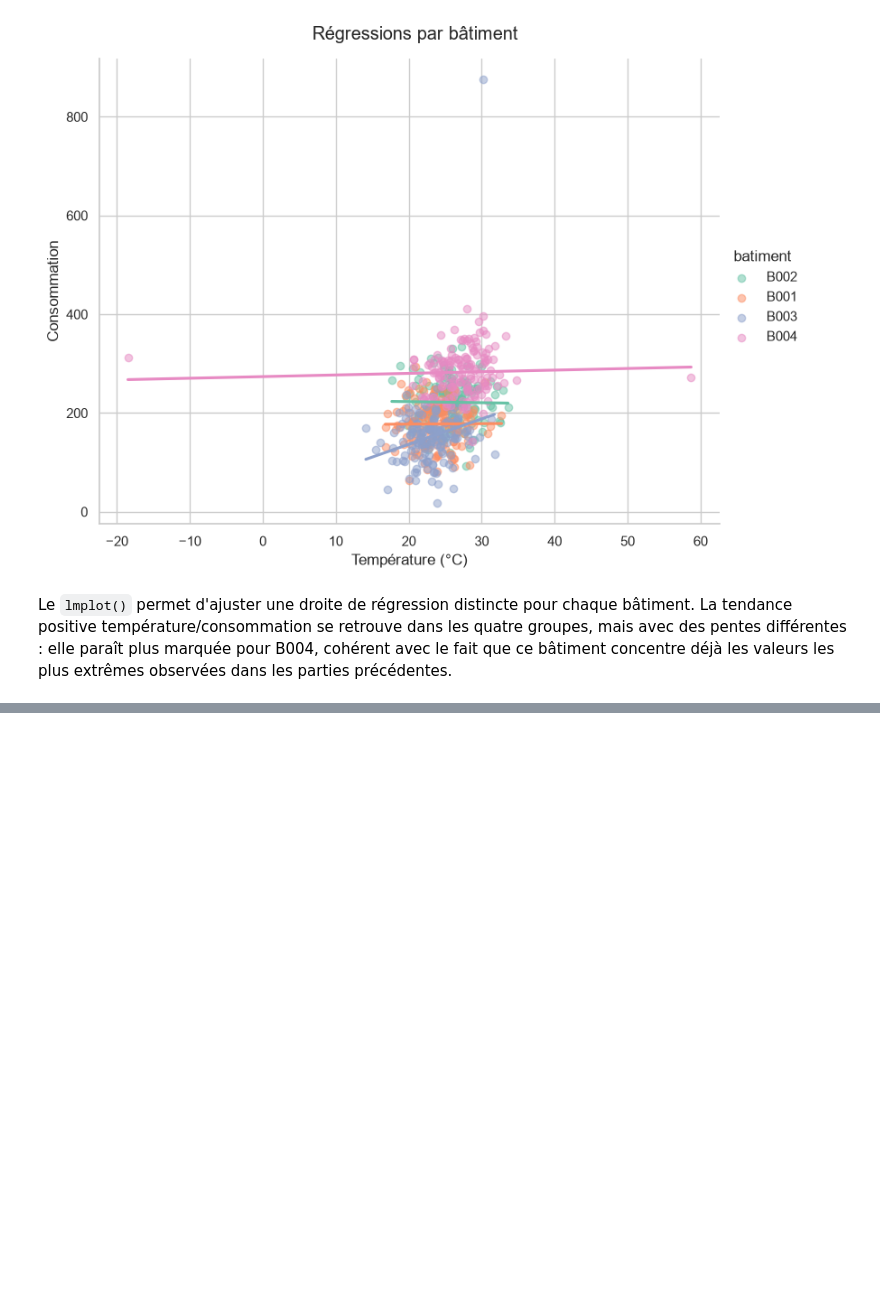
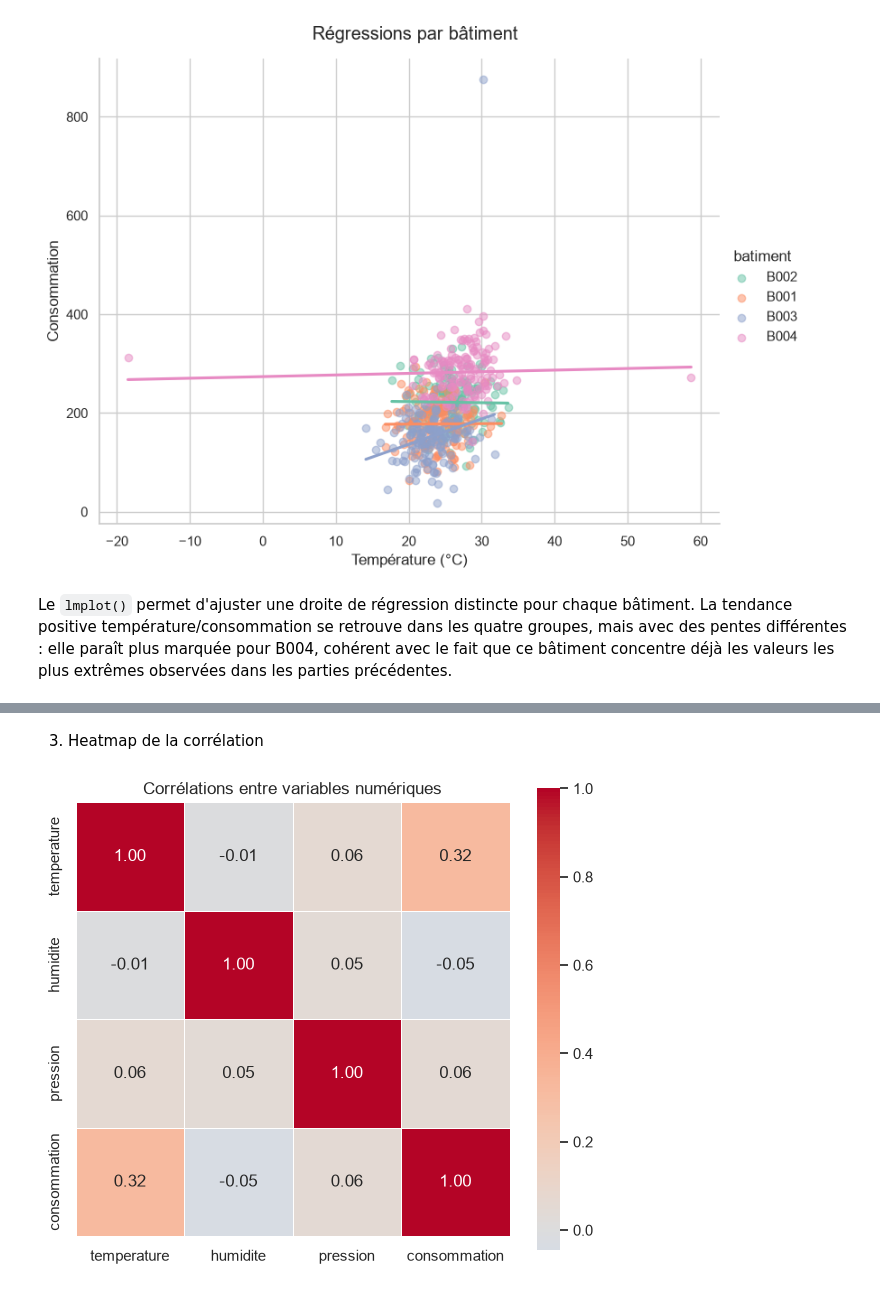
Before and after one commit to Abdoulaye-Diouf/atelier_seaborn_iot, a Jupyter notebook: notebooks/atelier_seaborn_iot.ipynb, the cells around one changed output, grey strips where cells are left out. Drawn from its saved outputs; the diff is of its cells as text; code cells hidden in the pictures; blank space fills up the shorter version.

Commit message:
partie 9 - matrice de corrélation et heatmap des variables numériques && partie 10 - analyse multivariée avec pairplot&& partie 11 - export des graphiques clés en PNG et PDF

```diff
--- a/notebooks/atelier_seaborn_iot.ipynb
+++ b/notebooks/atelier_seaborn_iot.ipynb
@@ -387,0 +392,4 @@ Le `lmplot()` permet d'ajuster une droite de régression distincte pour chaque b
+# %%
+colonnes_numeriques = ["temperature", "humidite", "pression", "consommation"]
+matrice_correlation = df[colonnes_numeriques].corr()
+matrice_correlation.round(3)
@@ -387,0 +402,10 @@ Le `lmplot()` permet d'ajuster une droite de régression distincte pour chaque b
+# %% [markdown]
+3) Heatmap de la corrélation
+# %%
+plt.figure(figsize=(7, 6))
+sns.heatmap(matrice_correlation, annot=True, fmt=".2f", cmap="coolwarm", center=0,
+            square=True, linewidths=0.5)
+plt.title("Corrélations entre variables numériques")
+plt.show()
+# %% [output]
+[figure, added]
```
Also changed, not shown: parts of 10 cells of this notebook, 8 other files.
